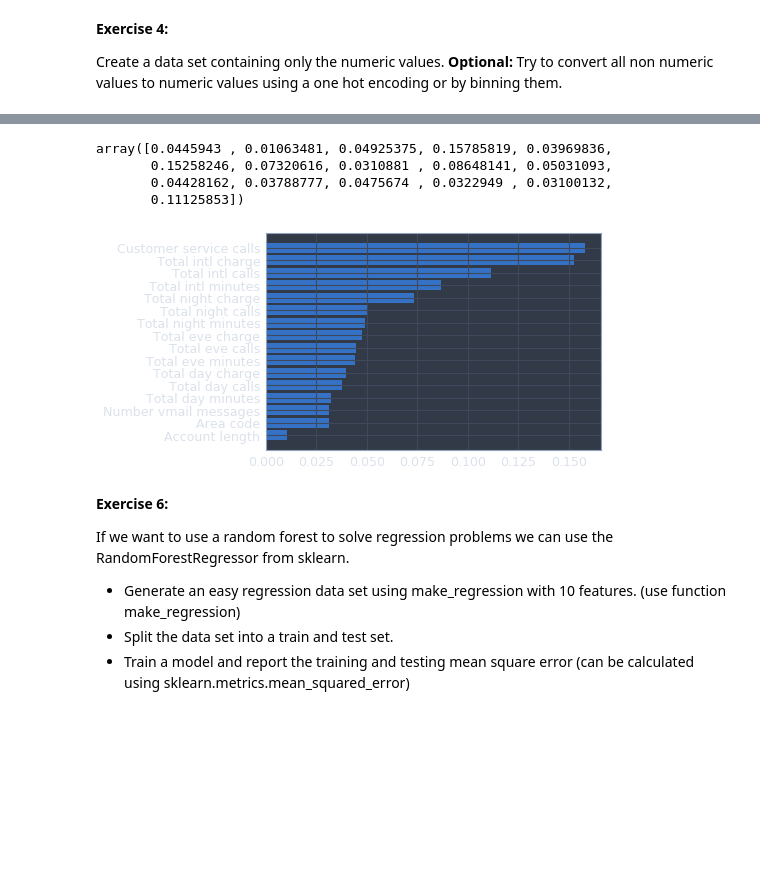
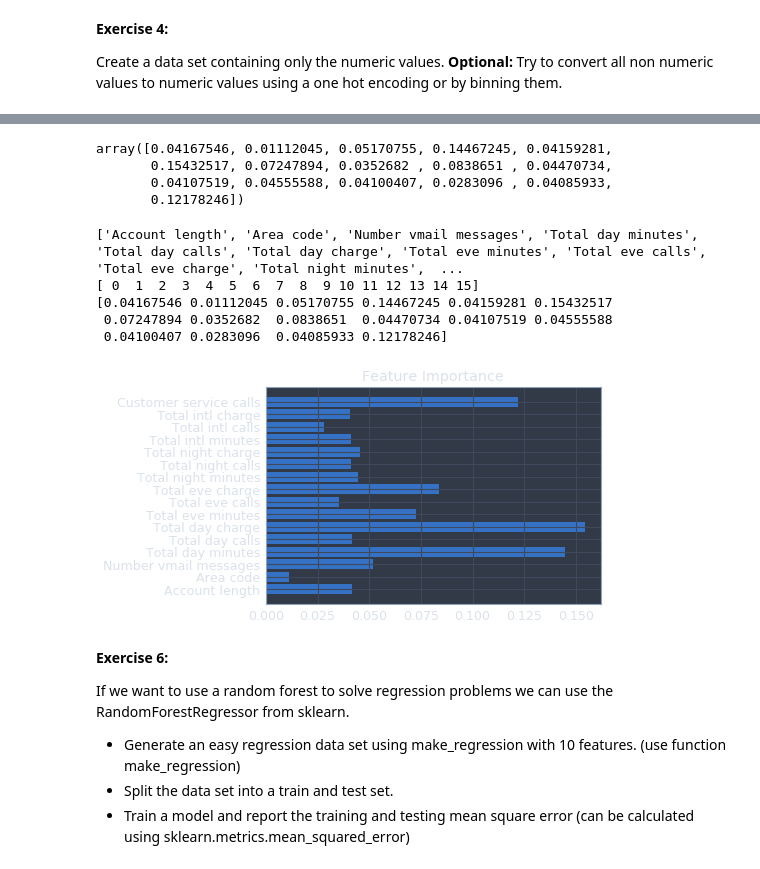
Before and after one commit to alyonavyshnevska/intelligent_data_analysis, a Jupyter notebook: Lab05_Random_Forest/Random_Forest.ipynb, the cells around one changed output, grey strips where cells are left out. Drawn from its saved outputs; the diff is of its cells as text; code cells hidden in the pictures; blank space fills up the shorter version.

Commit message:
fix bar plot

```diff
--- a/Lab05_Random_Forest/Random_Forest.ipynb
+++ b/Lab05_Random_Forest/Random_Forest.ipynb
@@ -152,24 +155,33 @@ Train a model on this data set and visualize the most important features in a fi
 <b>Hint</b>: The method feature_importance_ should be used.
 What can you conclude?
 # %%
-clf = RandomForestClassifier(n_estimators=10)
+clf = RandomForestClassifier(n_estimators=100)
 clf.fit(churn_df, label)
 clf.feature_importances_
 # %% [output]
-array([0.0445943 , 0.01063481, 0.04925375, 0.15785819, 0.03969836,
-       0.15258246, 0.07320616, 0.0310881 , 0.08648141, 0.05031093,
-       0.04428162, 0.03788777, 0.0475674 , 0.0322949 , 0.03100132,
-       0.11125853])
+array([0.04167546, 0.01112045, 0.05170755, 0.14467245, 0.04159281,
+       0.15432517, 0.07247894, 0.0352682 , 0.0838651 , 0.04470734,
+       0.04107519, 0.04555588, 0.04100407, 0.0283096 , 0.04085933,
+       0.12178246])
 # %%
 features = churn_df.columns.tolist()
-y_pos = sorted(np.arange(len(features)))
-values = sorted(clf.feature_importances_)
+print(features)
+y_pos = np.arange(len(features))
+print(y_pos)
+values = clf.feature_importances_
+print(values)
 
 plt.barh(y_pos, values)
 plt.yticks(y_pos,features)
+plt.title('Feature Importance')
 plt.show()
 # %% [output]
+['Account length', 'Area code', 'Number vmail messages', 'Total day minutes', 'Total day calls', 'Total day charge', 'Total eve minutes', 'Total eve calls', 'Total eve charge', 'Total night minutes',  ...
+[ 0  1  2  3  4  5  6  7  8  9 10 11 12 13 14 15]
+[0.04167546 0.01112045 0.05170755 0.14467245 0.04159281 0.15432517
+ 0.07247894 0.0352682  0.0838651  0.04470734 0.04107519 0.04555588
+ 0.04100407 0.0283096  0.04085933 0.12178246]
-[figure, old version]
+[figure, new version]
 # %% [markdown]
 <b>Exercise 6:</b>
 
```
Also changed, not shown: parts of 7 cells of this notebook.
